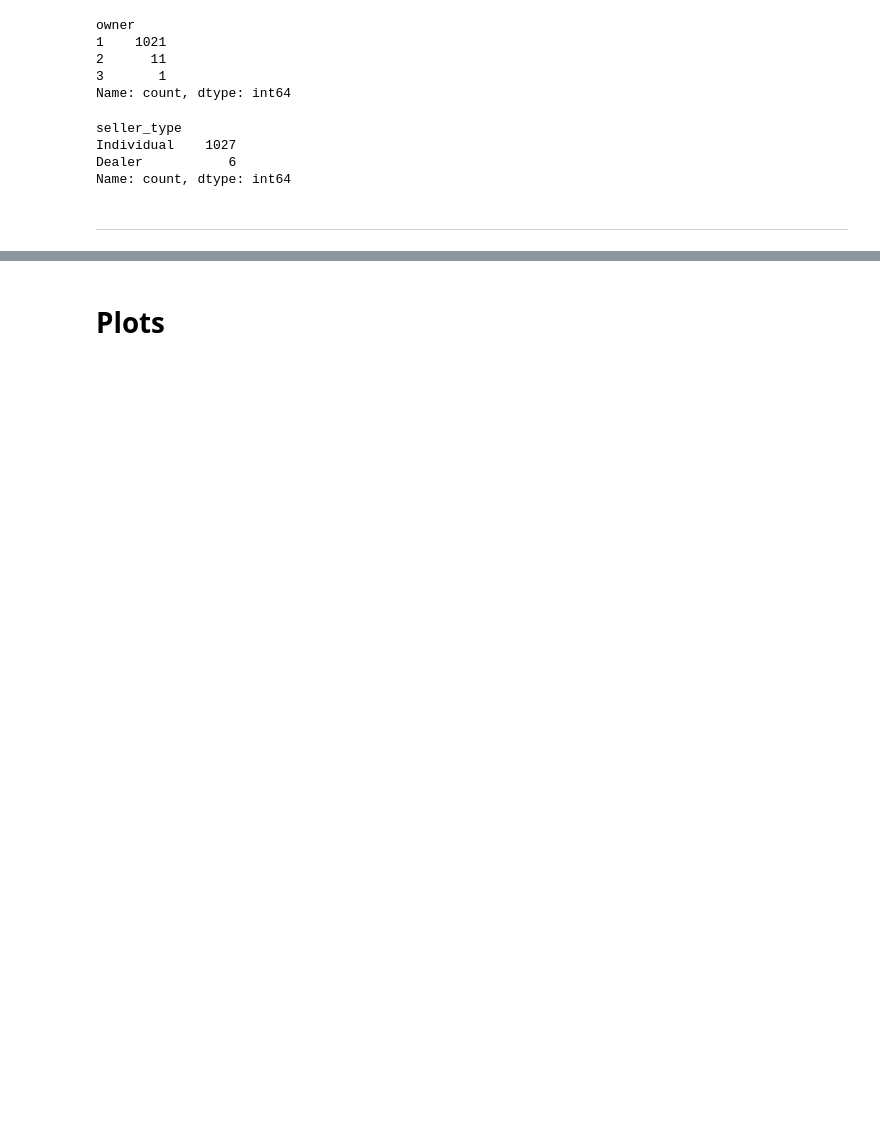
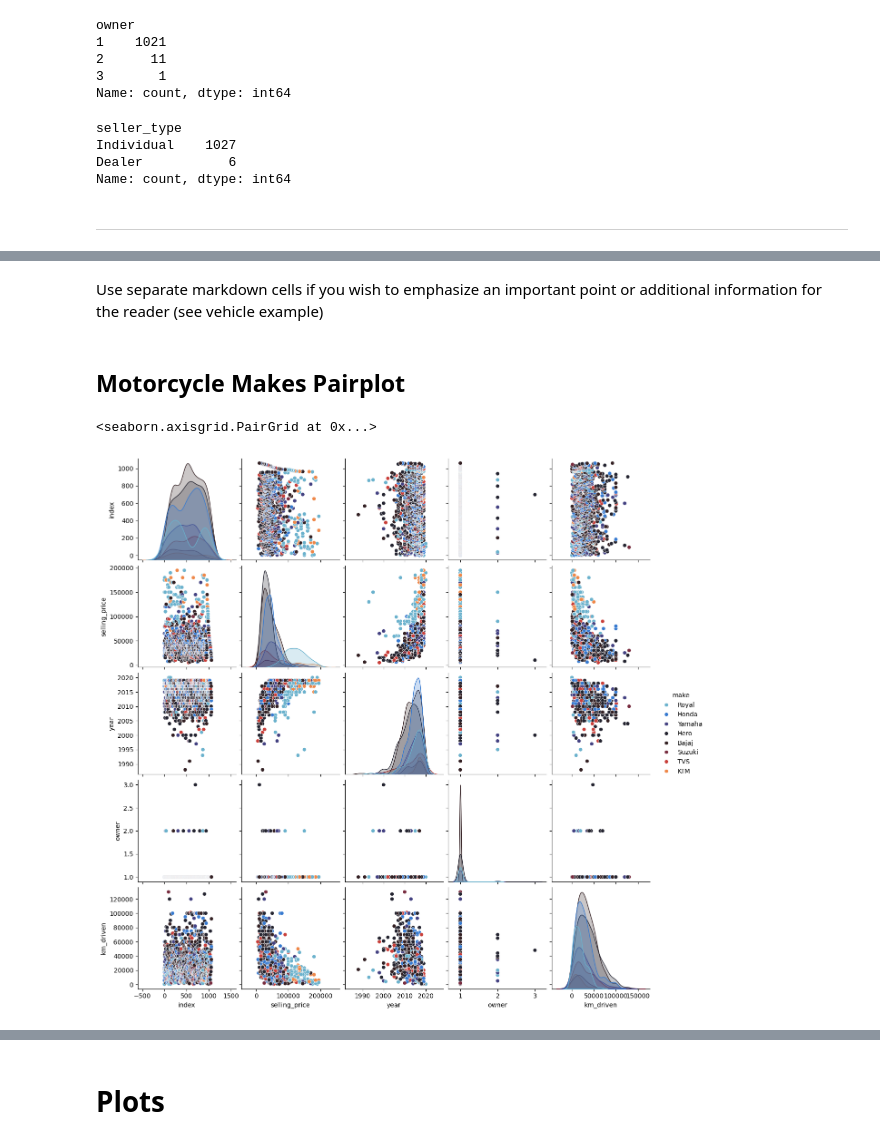
Before and after one commit to jehuhta/Intro_Data_Analytics_Huhta_Jeremy_Spring2025, a Jupyter notebook: Notebooks/Data_Analytics_Notebook_template_empty.ipynb, the cells around one changed output, grey strips where cells are left out. Drawn from its saved outputs; the diff is of its cells as text; code cells hidden in the pictures; blank space fills up the shorter version.

Commit message:
Finished the motorcycles notebook

```diff
--- a/Notebooks/Data_Analytics_Notebook_template_empty.ipynb
+++ b/Notebooks/Data_Analytics_Notebook_template_empty.ipynb
@@ -240,0 +214,9 @@ df = df.drop('seller_type', axis=1)
+# %% [markdown]
+Use separate markdown cells if you wish to emphasize an important point or additional information for the reader (see vehicle example)
+# %% [markdown]
+## Motorcycle Makes Pairplot
+# %%
+sns.pairplot(popular_makes, hue="make", palette='icefire')
+# %% [output]
+<seaborn.axisgrid.PairGrid at 0x...>
+[figure, added]
```
Also changed, not shown: parts of 60 cells of this notebook.
